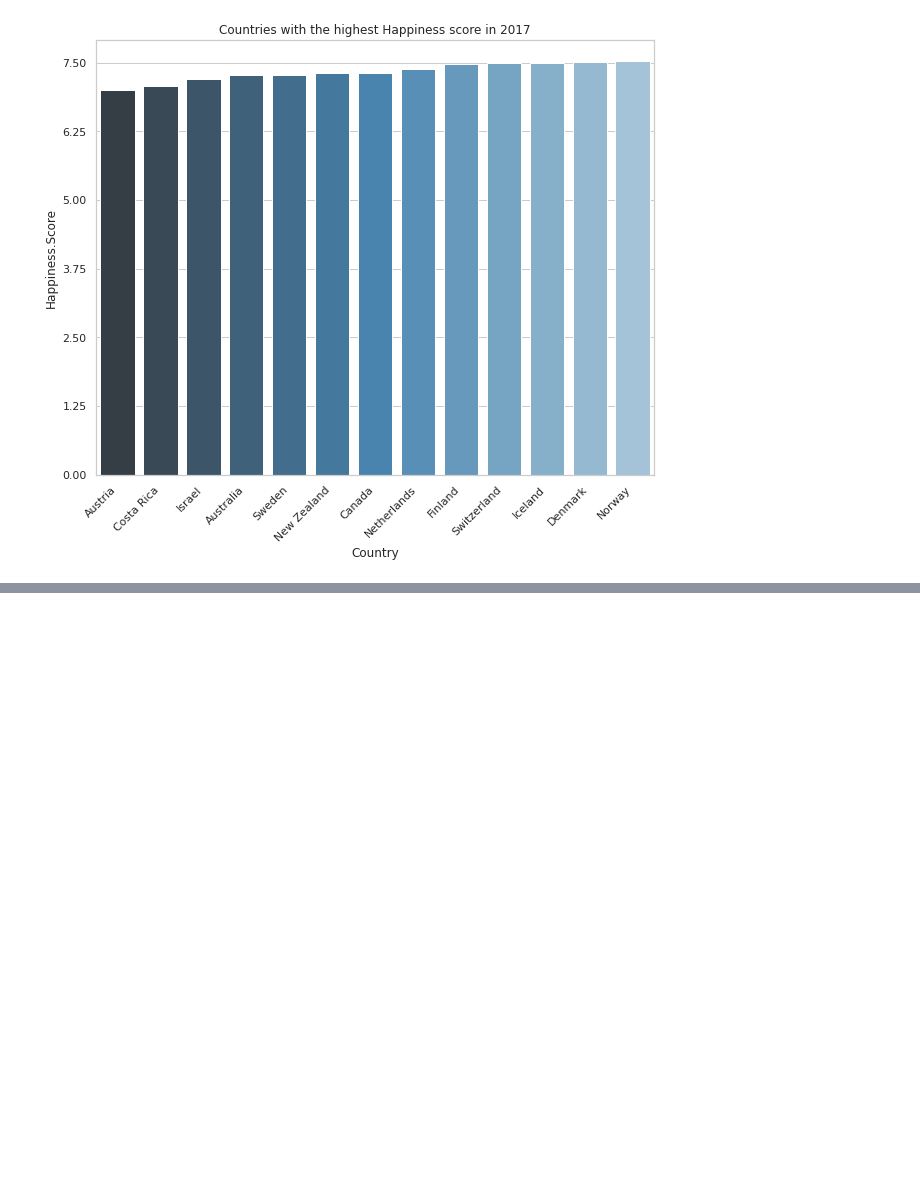
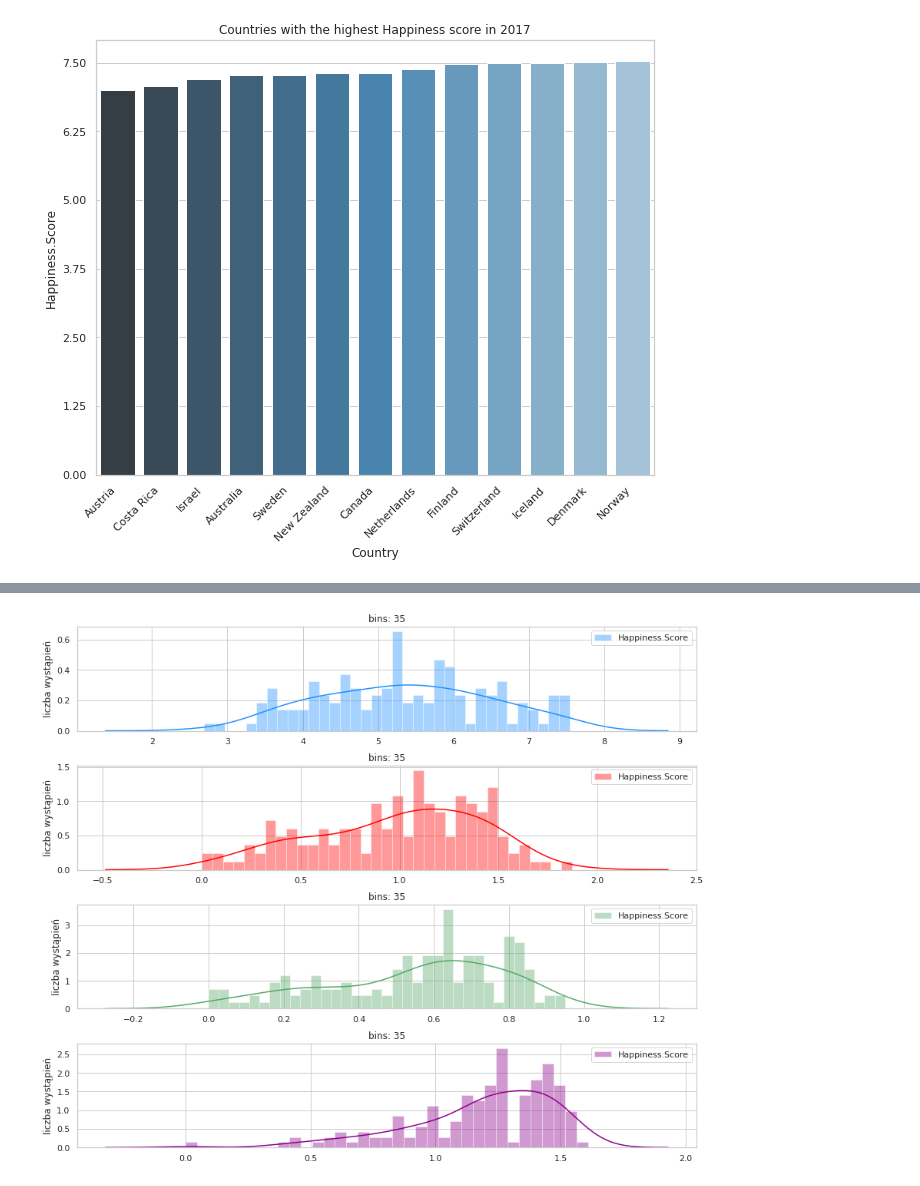
Before and after one commit to ArminD93/WorldHappinessReport, a Jupyter notebook: WorldHappinessReport_2017.ipynb, the cells around one changed output, grey strips where cells are left out. Saved outputs shown, nothing was run; the diff lists cells and outputs as text; code cells hidden in the pictures; blank space fills up the shorter version.

```diff
--- a/WorldHappinessReport_2017.ipynb
+++ b/WorldHappinessReport_2017.ipynb
@@ -83,0 +100,4 @@ plt.show()
+# %%
+DistributionObj.addHist(value=colNames, bins=35, set_height=10, set_width=12 )
+# %% [output]
+[figure, added]
```
Also changed, not shown: parts of 6 cells of this notebook.
